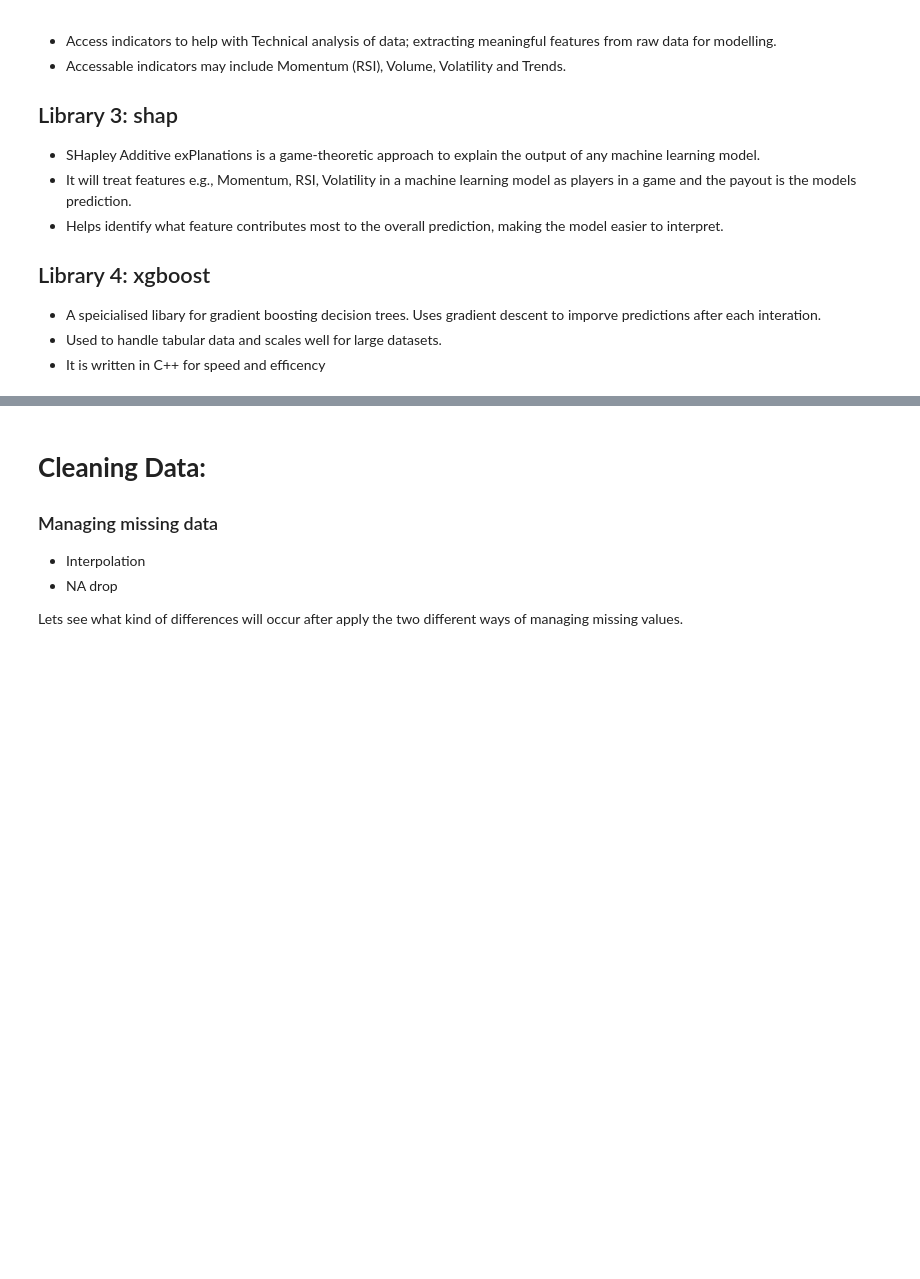
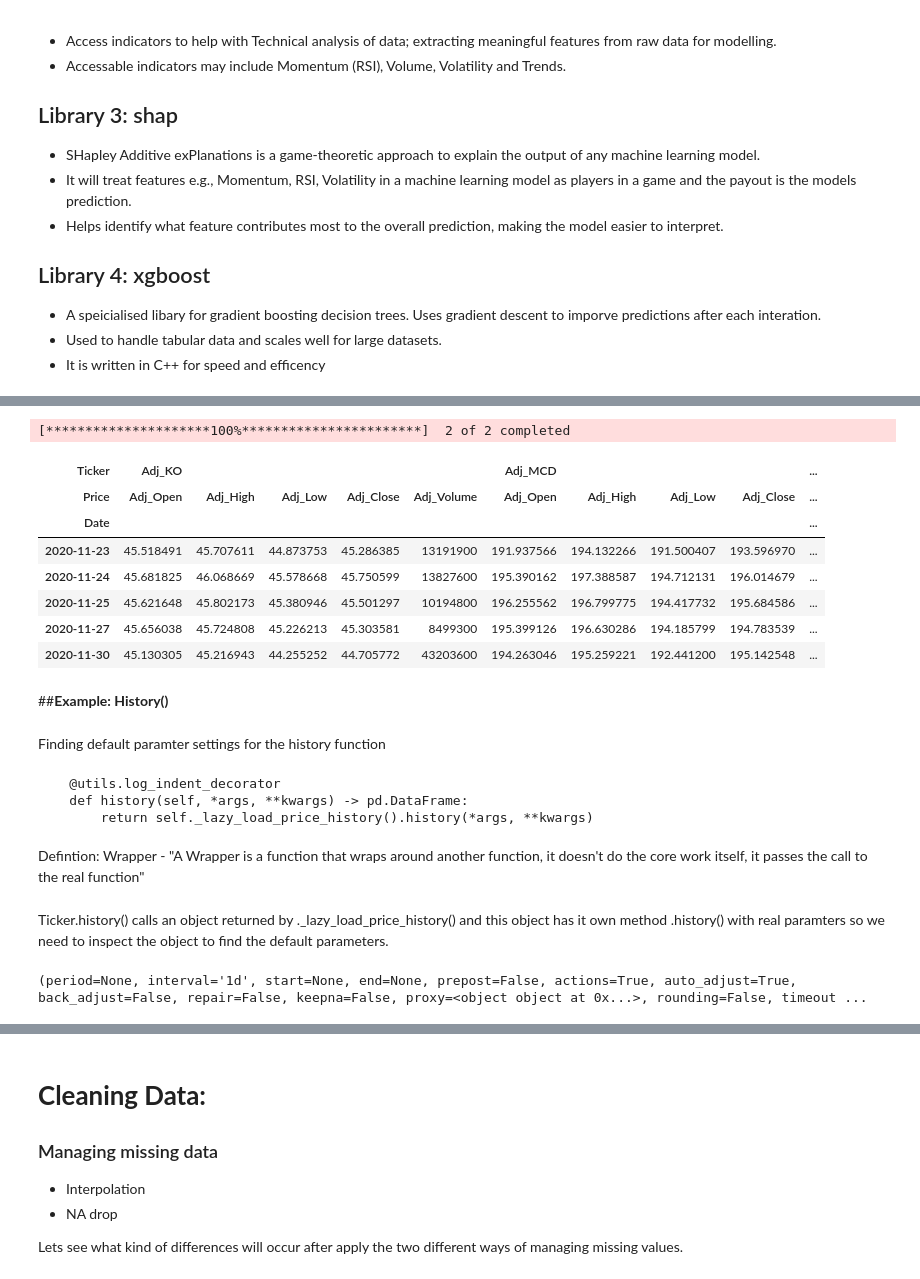
Before and after one commit to Cullen-hub/Alpha-Factor-Research, a Jupyter notebook: Alpha_Research_Project.ipynb, the cells around one changed output, grey strips where cells are left out. Drawn from its saved outputs; the diff is of its cells as text; code cells hidden in the pictures; blank space fills up the shorter version.

```diff
--- a/Alpha_Research_Project.ipynb
+++ b/Alpha_Research_Project.ipynb
@@ -55,0 +90,38 @@ Successfully installed ta-0.11.0
+# %%
+#Example: Multi-ticker, adjusted data
+EX_df_adj= yf.download(['KO', 'MCD'], period = "5y", auto_adjust = True, interval = "1d", group_by = 'ticker')
+EX_df_adj = EX_df_adj.add_prefix("Adj_")
+
+EX_df_adj.head()
+# %% [output]
+[*********************100%***********************]  2 of 2 completed
+| Ticker | Adj_KO |  |  |  |  | Adj_MCD |  |  |  | ... |
+| Price | Adj_Open | Adj_High | Adj_Low | Adj_Close | Adj_Volume | Adj_Open | Adj_High | Adj_Low | Adj_Close | ... |
+| Date |  |  |  |  |  |  |  |  |  | ... |
+| 2020-11-23 | 45.518491 | 45.707611 | 44.873753 | 45.286385 | 13191900 | 191.937566 | 194.132266 | 191.500407 | 193.596970 | ... |
+| 2020-11-24 | 45.681825 | 46.068669 | 45.578668 | 45.750599 | 13827600 | 195.390162 | 197.388587 | 194.712131 | 196.014679 | ... |
+| 2020-11-25 | 45.621648 | 45.802173 | 45.380946 | 45.501297 | 10194800 | 196.255562 | 196.799775 | 194.417732 | 195.684586 | ... |
+| 2020-11-27 | 45.656038 | 45.724808 | 45.226213 | 45.303581 | 8499300 | 195.399126 | 196.630286 | 194.185799 | 194.783539 | ... |
+| 2020-11-30 | 45.130305 | 45.216943 | 44.255252 | 44.705772 | 43203600 | 194.263046 | 195.259221 | 192.441200 | 195.142548 | ... |
+# %% [markdown]
+##**Example: History()**
+# %% [markdown]
+Finding default paramter settings for the history function
+# %%
+# .history() is only a wrapper, we run this line to find the real function
+print(inspect.getsource(yf.Ticker.history))
+# %% [output]
+    @utils.log_indent_decorator
+    def history(self, *args, **kwargs) -> pd.DataFrame:
+        return self._lazy_load_price_history().history(*args, **kwargs)
+# %% [markdown]
+Defintion:
+Wrapper - "A Wrapper is a function that wraps around another function, it doesn't do the core work itself, it passes the call to the real function"
+# %% [markdown]
+Ticker.history() calls an object returned by ._lazy_load_price_history() and this object has it own method .history() with real paramters so we need to inspect the object to find the default parameters.
+# %%
+obj = yf.Ticker("AAPL")._lazy_load_price_history()
+#print(type(obj))
+print(inspect.signature(obj.history))
+# %% [output]
+(period=None, interval='1d', start=None, end=None, prepost=False, actions=True, auto_adjust=True, back_adjust=False, repair=False, keepna=False, proxy=<object object at 0x...>, rounding=False, timeout ...
```
Also changed, not shown: parts of 25 cells of this notebook.
